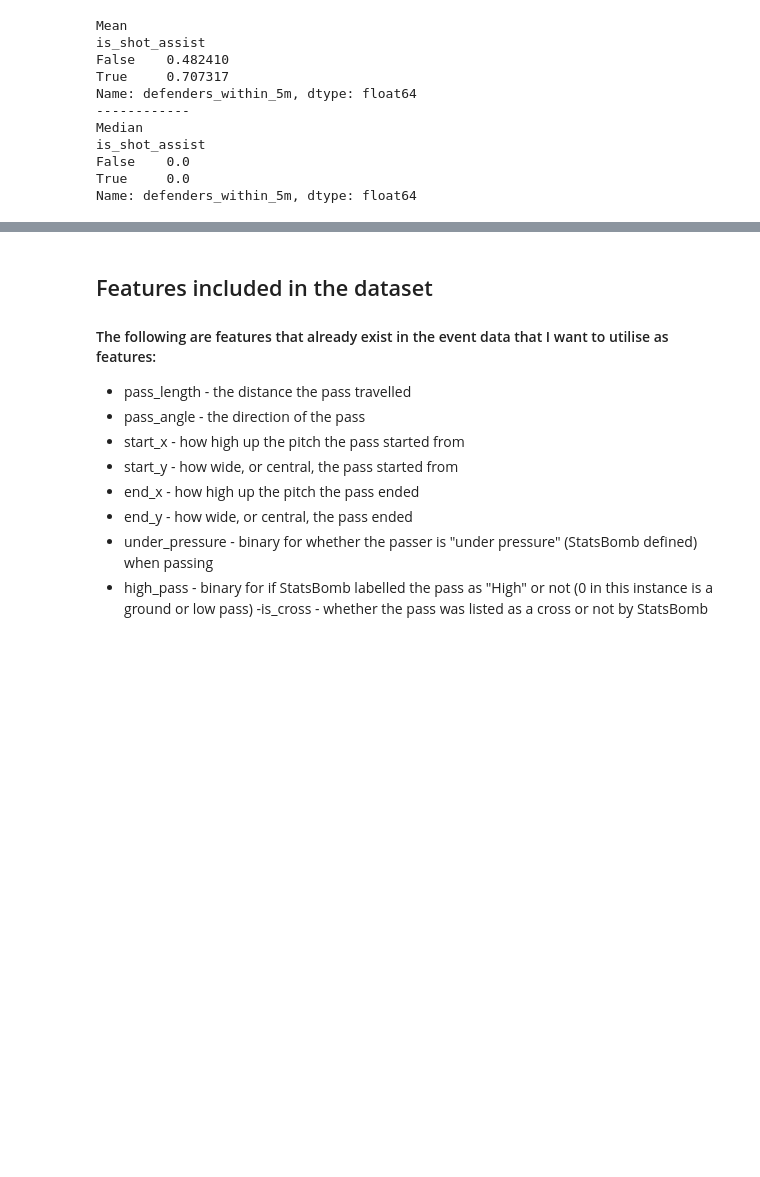
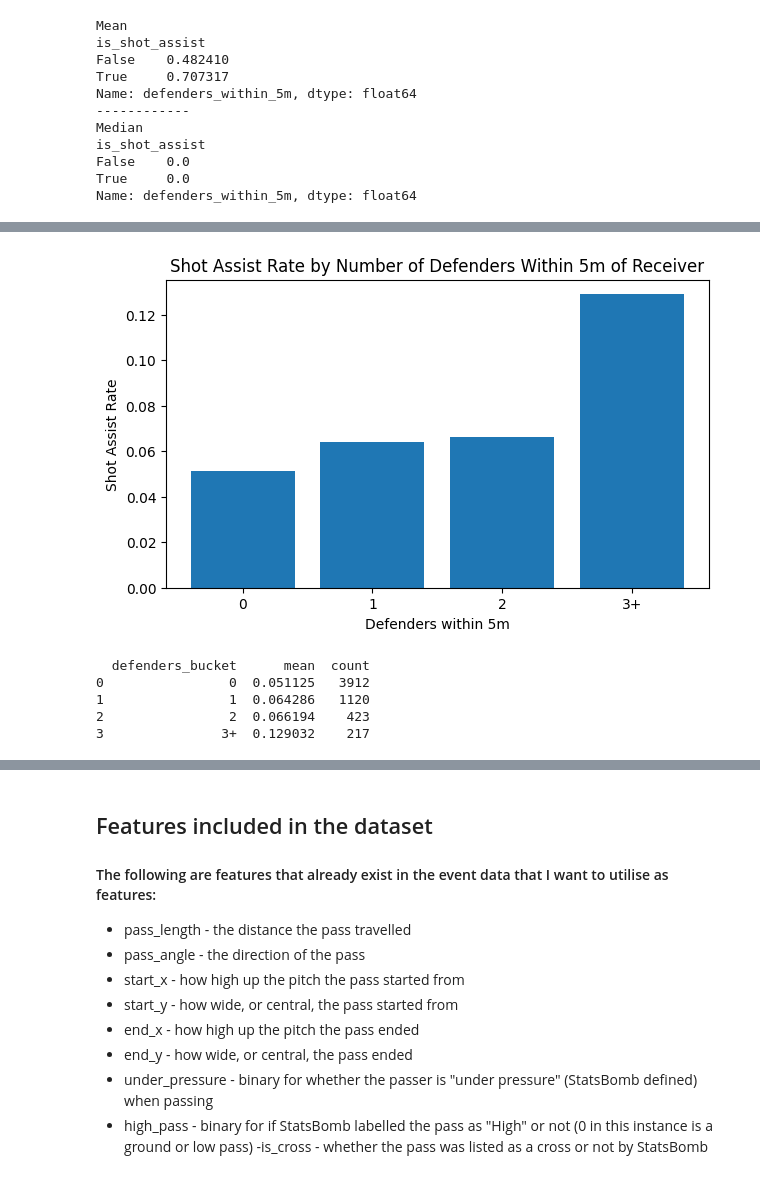
Before and after one commit to samforrest14/dcfc-data-scientist-task, a Jupyter notebook: project_outputs/dcfc_data_science_task.ipynb, the cells around one changed output, grey strips where cells are left out. Saved outputs shown, nothing was run; the diff lists cells and outputs as text; code cells hidden in the pictures; blank space fills up the shorter version.

```diff
--- a/project_outputs/dcfc_data_science_task.ipynb
+++ b/project_outputs/dcfc_data_science_task.ipynb
@@ -582,0 +585,37 @@ What is shown above is fairly consistent with what we saw with the previously cr
+# %%
+# Shot assist rate by number of defenders within 5m
+density_chart = (
+    passes_with_360
+    .assign(defenders_bucket=passes_with_360['defenders_within_5m'].clip(upper=3)
+            .map({0: '0', 1: '1', 2: '2', 3: '3+'}))
+    .groupby('defenders_bucket')['is_shot_assist']
+    .mean()
+    .reset_index()
+)
+
+plt.figure(figsize=(7, 4))
+plt.bar(density_chart['defenders_bucket'], density_chart['is_shot_assist'])
+plt.title('Shot Assist Rate by Number of Defenders Within 5m of Receiver')
+plt.xlabel('Defenders within 5m')
+plt.ylabel('Shot Assist Rate')
+plt.show()
+# %% [output]
+[figure, added]
+# %%
+# Checking density of plot
+density_chart = (
+    passes_with_360
+    .assign(defenders_bucket=passes_with_360['defenders_within_5m'].clip(upper=3)
+            .map({0: '0', 1: '1', 2: '2', 3: '3+'}))
+    .groupby('defenders_bucket')['is_shot_assist']
+    .agg(['mean', 'count'])
+    .reset_index()
+)
+
+print(density_chart)
+# %% [output]
+  defenders_bucket      mean  count
+0                0  0.051125   3912
+1                1  0.064286   1120
+2                2  0.066194    423
+3               3+  0.129032    217
```
Also changed, not shown: parts of 30 cells of this notebook, 3 other files.
